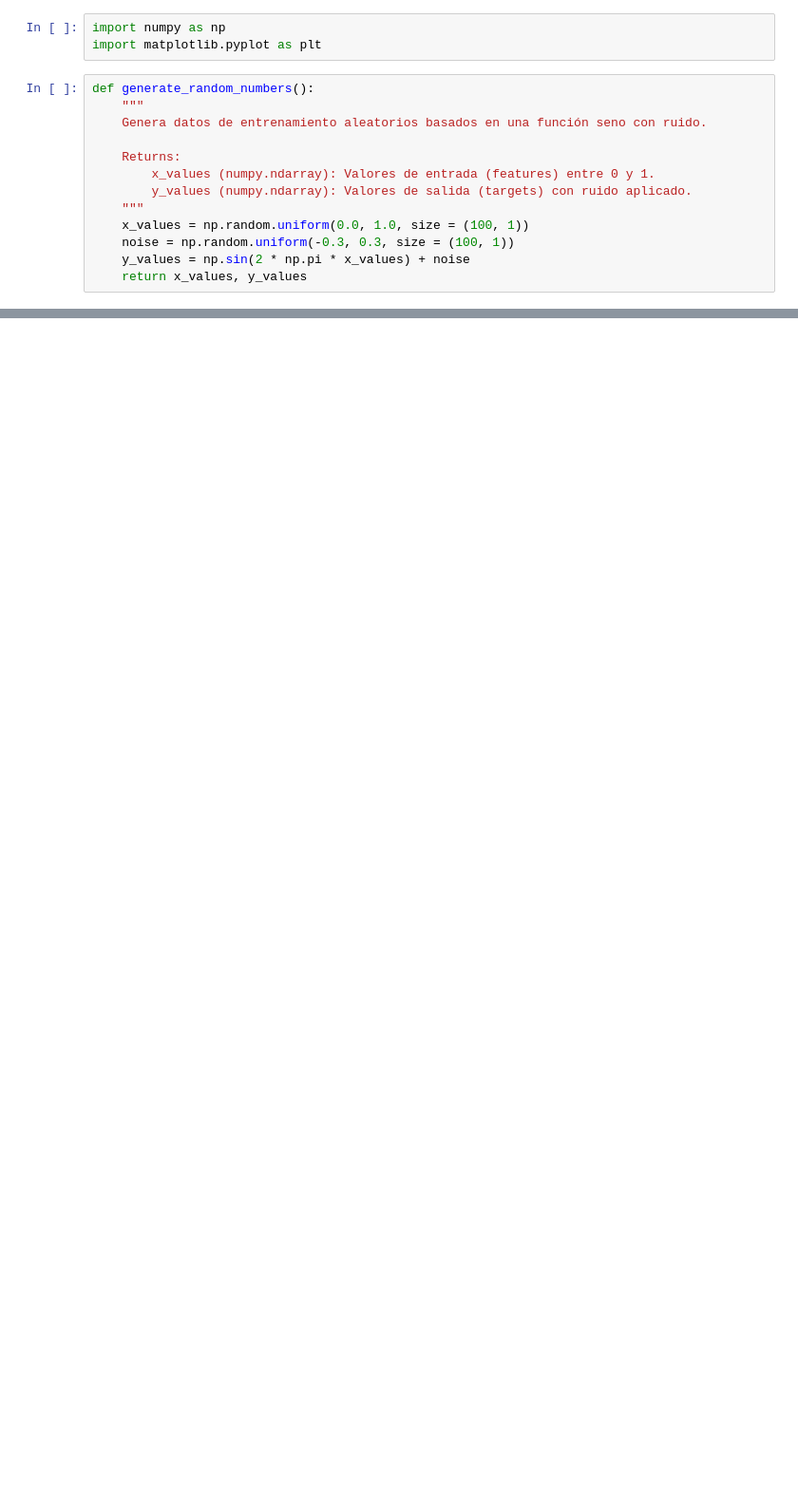
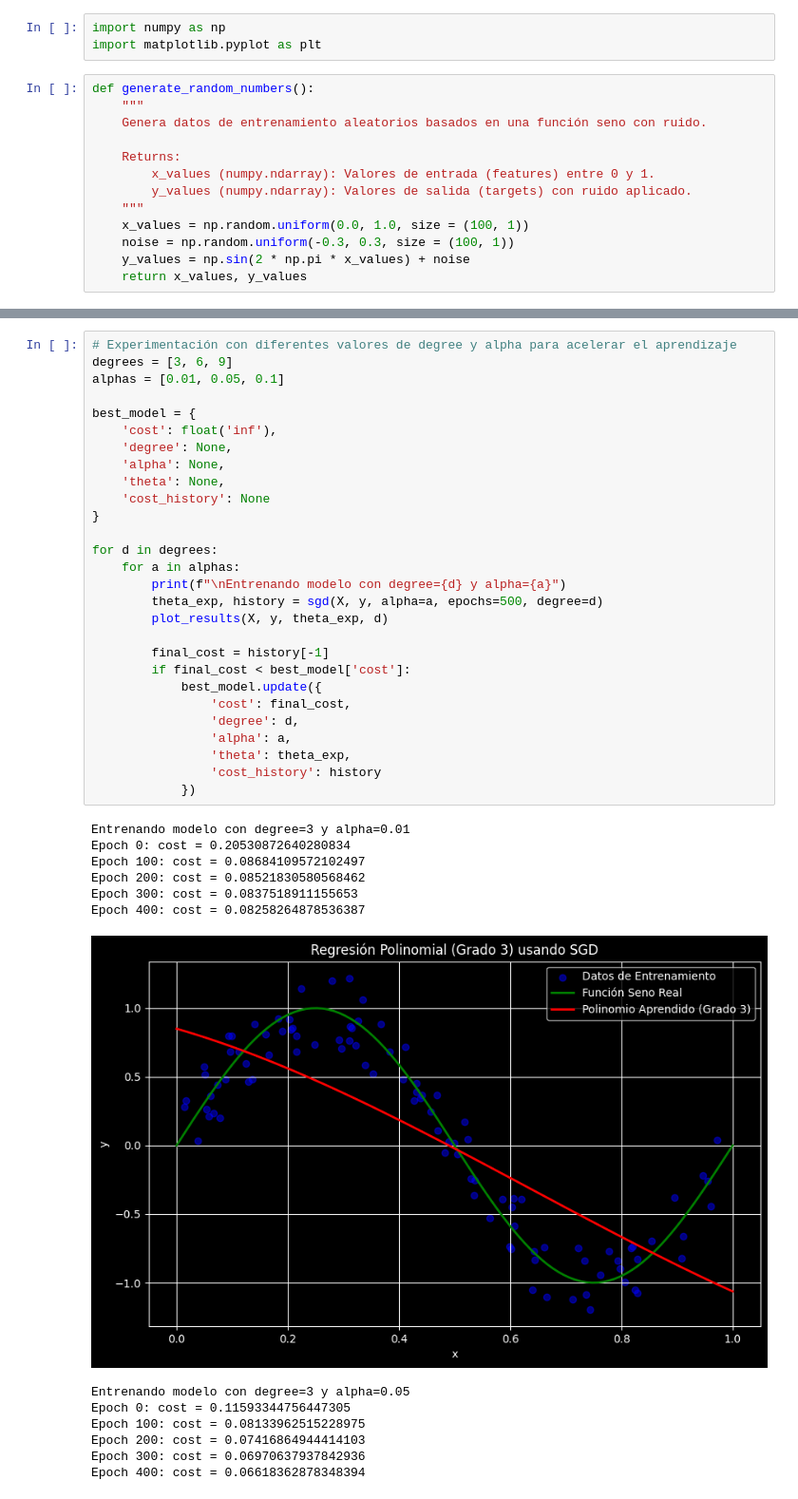
Before and after one commit to hectorartoken/Machine_Learning_2026, a Jupyter notebook: actividades/Actividad_1.ipynb, the cells around one changed output, grey strips where cells are left out. Shown at 95% size. Drawn from its saved outputs; the diff is of its cells as text; blank space fills up the shorter version.

```diff
--- a/actividades/Actividad_1.ipynb
+++ b/actividades/Actividad_1.ipynb
@@ -108,0 +129,42 @@ plt.show()
+# %%
+# Experimentación con diferentes valores de degree y alpha para acelerar el aprendizaje
+degrees = [3, 6, 9]
+alphas = [0.01, 0.05, 0.1]
+
+best_model = {
+    'cost': float('inf'),
+    'degree': None,
+    'alpha': None,
+    'theta': None,
+    'cost_history': None
+}
+
+for d in degrees:
+    for a in alphas:
+        print(f"\nEntrenando modelo con degree={d} y alpha={a}")
+        theta_exp, history = sgd(X, y, alpha=a, epochs=500, degree=d)
+        plot_results(X, y, theta_exp, d)
+
+        final_cost = history[-1]
+        if final_cost < best_model['cost']:
+            best_model.update({
+                'cost': final_cost,
+                'degree': d,
+                'alpha': a,
+                'theta': theta_exp,
+                'cost_history': history
+            })
+# %% [output]
+Entrenando modelo con degree=3 y alpha=0.01
+Epoch 0: cost = 0.20530872640280834
+Epoch 100: cost = 0.08684109572102497
+Epoch 200: cost = 0.08521830580568462
+Epoch 300: cost = 0.0837518911155653
+Epoch 400: cost = 0.08258264878536387
+[figure, added]
+Entrenando modelo con degree=3 y alpha=0.05
+Epoch 0: cost = 0.11593344756447305
+Epoch 100: cost = 0.08133962515228975
+Epoch 200: cost = 0.07416864944414103
+Epoch 300: cost = 0.06970637937842936
+Epoch 400: cost = 0.06618362878348394
```
Also changed, not shown: parts of 11 cells of this notebook.
